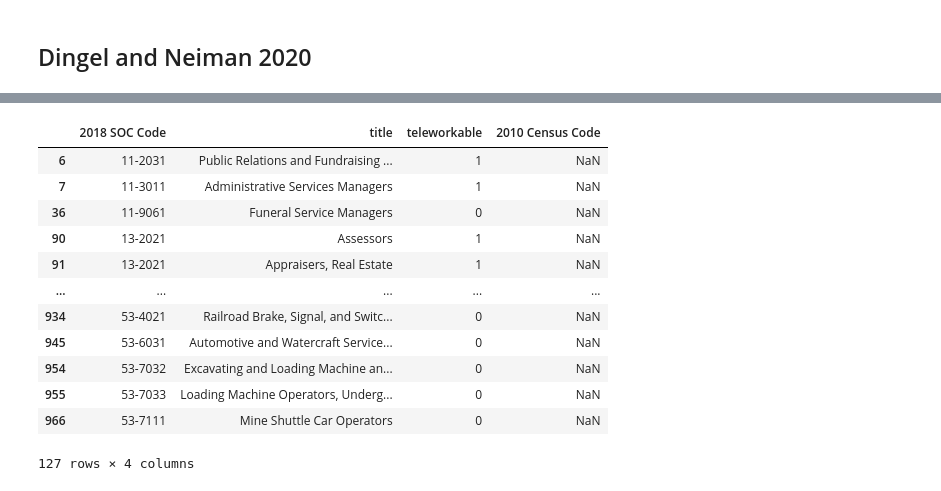
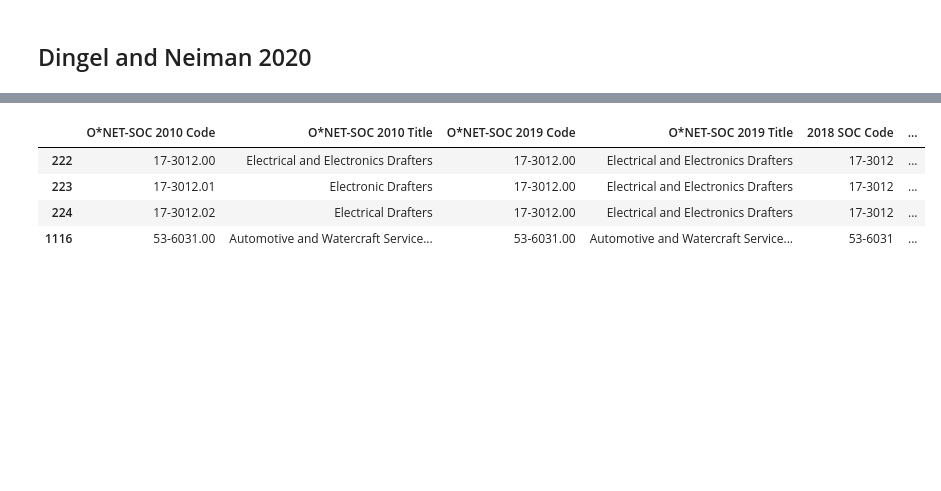
Before and after one commit to meganmccoy/ONET_Occupation_Codes, a Jupyter notebook: Mapping SOP and Census Occupation Codes.ipynb, the cells around one changed output, grey strips where cells are left out. Saved outputs shown, nothing was run; the diff lists cells and outputs as text; code cells hidden in the pictures; blank space fills up the shorter version.

Commit message:
Included code to crosswalk the Dingel Neiman 2020 teleworkable output

```diff
--- a/Mapping SOP and Census Occupation Codes.ipynb
+++ b/Mapping SOP and Census Occupation Codes.ipynb
@@ -305,5 +199,0 @@ crosswalk.head(10)
-# %%
-onet[['2018 SOC Code','drop']] = onet['2018 SOC Code'].str.split(".", expand=True)
-onet.drop(columns='drop', inplace=True)
-
-onet.head()
@@ -316,0 +200,4 @@ onet.head()
+# %%
+crosswalk_onet_2019_to_2010 = pd.read_csv('https://www.onetcenter.org/taxonomy/2019/walk/2010_to_2019_Crosswalk.csv?fmt=csv')
+
+crosswalk_onet_2019_to_2010.head(10) # 1164 occupations
@@ -316,0 +216,4 @@ onet.head()
+# %%
+crosswalk_onet_2019_to_2018 = pd.read_csv('https://www.onetcenter.org/taxonomy/2019/soc/2019_to_SOC_Crosswalk.csv?fmt=csv')
+
+crosswalk_onet_2019_to_2018.head(10) # 1016 occupations
@@ -316,0 +232,5 @@ onet.head()
+# %%
+tmp = pd.merge(crosswalk_onet_2019_to_2010, crosswalk_onet_2019_to_2018, how='left', on=['O*NET-SOC 2019 Code', 'O*NET-SOC 2019 Title'])
+onetDN = pd.merge(tmp, onet, how = 'left', on=['O*NET-SOC 2010 Code'])
+
+onetDN.head()
@@ -317,19 +244,11 @@ onet.head()
 # %%
-onet['2010 Census Code'] = onet['2018 SOC Code'].map(crosswalk_dict)
-nulls = onet[onet['2010 Census Code'].isna()]
+onetDN['2010 Census Code'] = onetDN['2018 SOC Code'].map(crosswalk_dict)
+nulls = onetDN[onetDN['2010 Census Code'].isna()]
 
 nulls
 # %% [output]
-|  | 2018 SOC Code | title | teleworkable | 2010 Census Code |
-| 6 | 11-2031 | Public Relations and Fundraising ... | 1 | NaN |
-| 7 | 11-3011 | Administrative Services Managers | 1 | NaN |
-| 36 | 11-9061 | Funeral Service Managers | 0 | NaN |
-| 90 | 13-2021 | Assessors | 1 | NaN |
-| 91 | 13-2021 | Appraisers, Real Estate | 1 | NaN |
-| ... | ... | ... | ... | ... |
-| 934 | 53-4021 | Railroad Brake, Signal, and Switc... | 0 | NaN |
-| 945 | 53-6031 | Automotive and Watercraft Service... | 0 | NaN |
-| 954 | 53-7032 | Excavating and Loading Machine an... | 0 | NaN |
-| 955 | 53-7033 | Loading Machine Operators, Underg... | 0 | NaN |
-| 966 | 53-7111 | Mine Shuttle Car Operators | 0 | NaN |
+|  | O*NET-SOC 2010 Code | O*NET-SOC 2010 Title | O*NET-SOC 2019 Code | O*NET-SOC 2019 Title | 2018 SOC Code | ... |
+| 222 | 17-3012.00 | Electrical and Electronics Drafters | 17-3012.00 | Electrical and Electronics Drafters | 17-3012 | ... |
+| 223 | 17-3012.01 | Electronic Drafters | 17-3012.00 | Electrical and Electronics Drafters | 17-3012 | ... |
+| 224 | 17-3012.02 | Electrical Drafters | 17-3012.00 | Electrical and Electronics Drafters | 17-3012 | ... |
+| 1116 | 53-6031.00 | Automotive and Watercraft Service... | 53-6031.00 | Automotive and Watercraft Service... | 53-6031 | ... |
-127 rows × 4 columns
```
Also changed, not shown: parts of 37 cells of this notebook, 1 other file.
